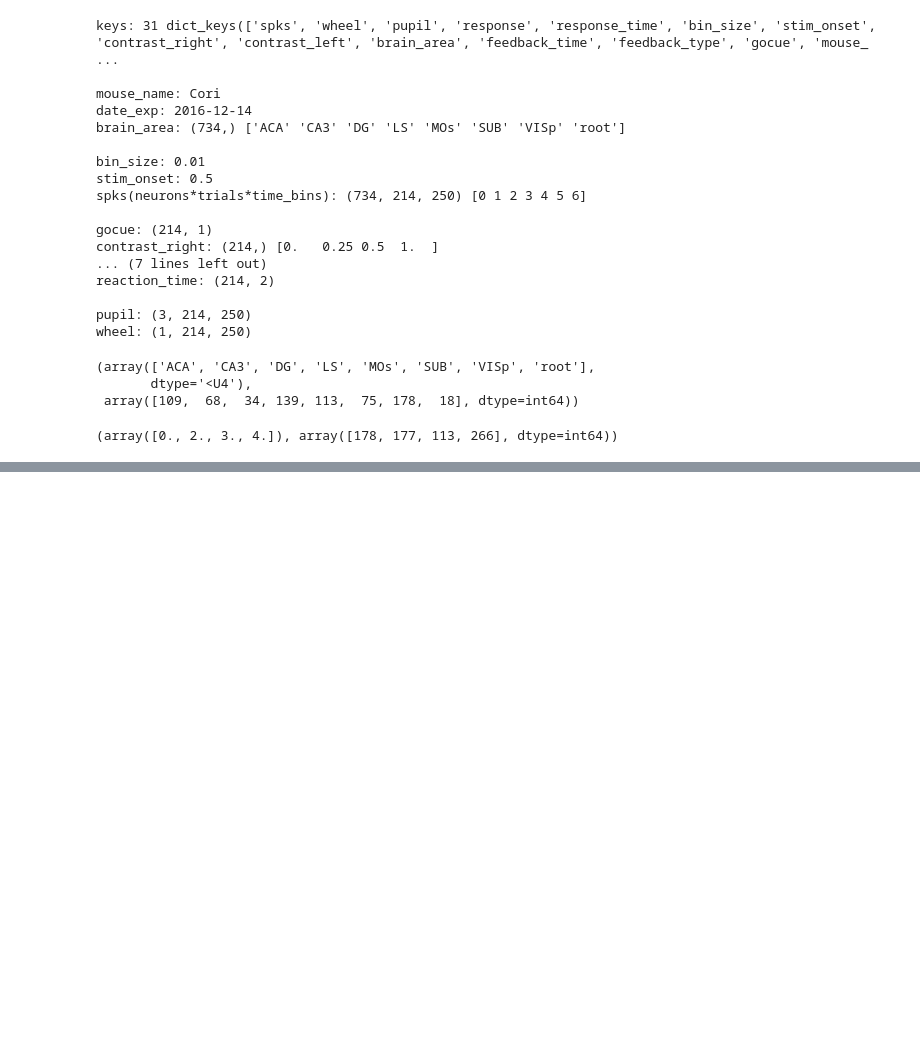
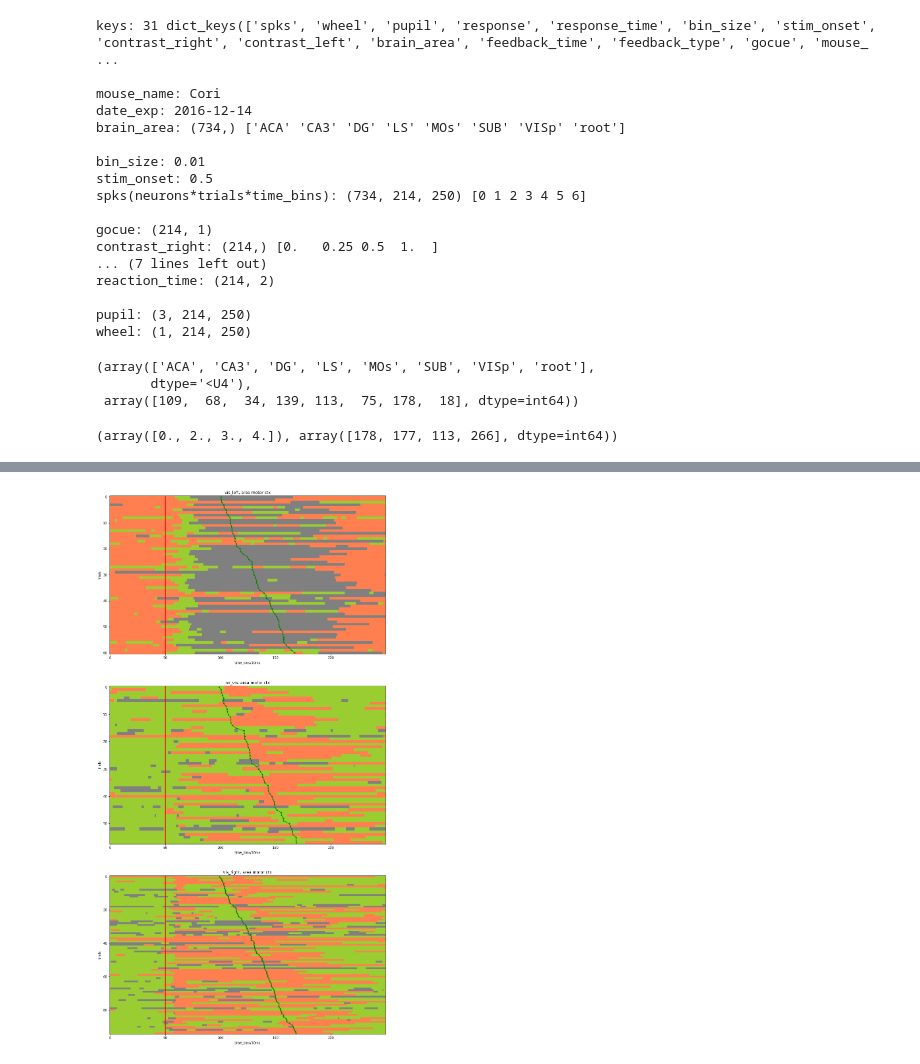
Before and after one commit to Jp-17/NMA_CN_2022_learning, a Jupyter notebook: project/Code/4_areas_trials.ipynb, the cells around one changed output, grey strips where cells are left out. Drawn from its saved outputs; the diff is of its cells as text; code cells hidden in the pictures; blank space fills up the shorter version.

```diff
--- a/project/Code/4_areas_trials.ipynb
+++ b/project/Code/4_areas_trials.ipynb
@@ -221,7 +223,6 @@ trial_types = ['vis_left', 'no_vis', 'vis_right']
 f, axes = plt.subplots(nrows=3, figsize=(15, 30))
 
 #vis_left
-neural_activity_vis_left = neural_activity[barea==i][:, vis_left_id, :]
 neural_activity_vis_left = neural_activity[barea==i_area][:, vis_left_id, :]
 num_neurons = neural_activity_vis_left.shape[0]
 num_trials = neural_activity_vis_left.shape[1]
@@ -280,33 +281,35 @@ axes[1].set_title(f'{trial_types[1]}, area {regions[i_area]}')
 # vis_right
 neural_activity_vis_right = neural_activity[barea==i_area][:, vis_right_id, :]
 num_neurons = neural_activity_vis_right.shape[0]
 num_trials = neural_activity_vis_right.shape[1]
 vis_right_input = neural_activity_vis_right.reshape(num_neurons, num_trials*time_bins)
 
 p_hmm = ssm.HMM(num_states, num_neurons, observations="poisson")
 p_hmm.fit(vis_right_input.T, method="em", num_iters = 300)
 states_seq = p_hmm.most_likely_states(vis_right_input.T)
 
 states_mat = states_seq.reshape(num_trials, time_bins)
 go_cue_array = gocue[vis_right_id]/bin_size
 go_cue_array = go_cue_array.flatten()
 go_cue_idx = np.argsort(go_cue_array)
 
 go_cue_sorted = go_cue_array[go_cue_idx]
 states_mat_sorted = states_mat[go_cue_idx, :]
 
 cmp = mpl.colors.ListedColormap(['yellowgreen', 'coral', 'gray'])
 axes[2].imshow(states_mat_sorted, aspect='auto', cmap=cmp)
 axes[2].axvline(x=stim_onset/bin_size, color='red', linewidth=2, label='stim_onset')
 axes[2].plot(go_cue_sorted, np.arange(num_trials), color='green', marker='.', label='go_cue')
 # axes[2*i+1].plot(feedback_time[resp_right_id]/bin_size, np.arange(num_trials), color='blue', marker='.', label='feedback_time')
 # axes[2*i+1].plot(response_time[resp_right_id]/bin_size, np.arange(num_trials), color='yellow', marker='.', label='response_time')
 axes[2].set_ylabel("trials")
 axes[2].set_xlabel("time_bins/10ms")
 axes[2].set_title(f'{trial_types[2]}, area {regions[i_area]}')
 
 plt.tight_layout
 plt.show()
+# %% [output]
+[figure, added]
 # %%
 i_area = 3
 n_trial = 4
```
Also changed, not shown: parts of 2 cells of this notebook.
